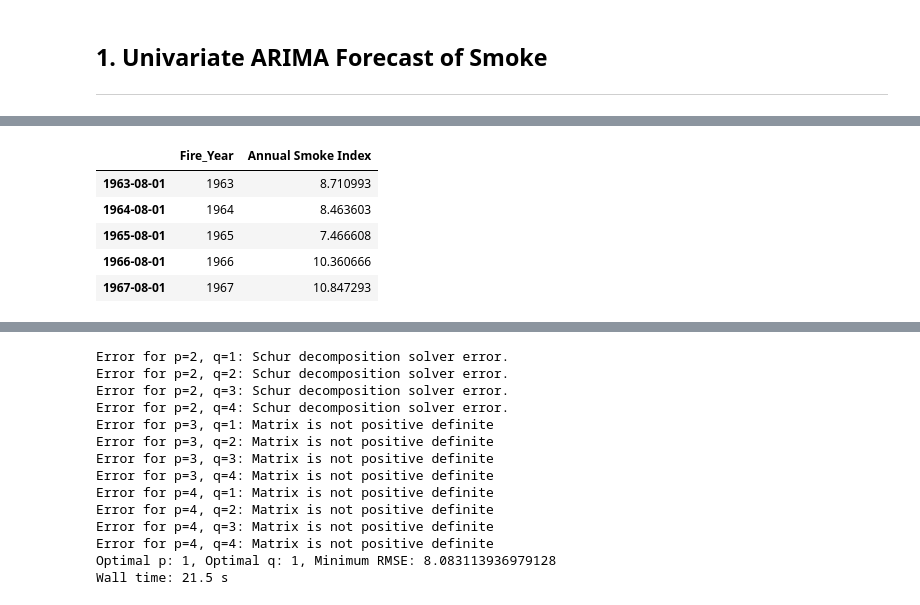
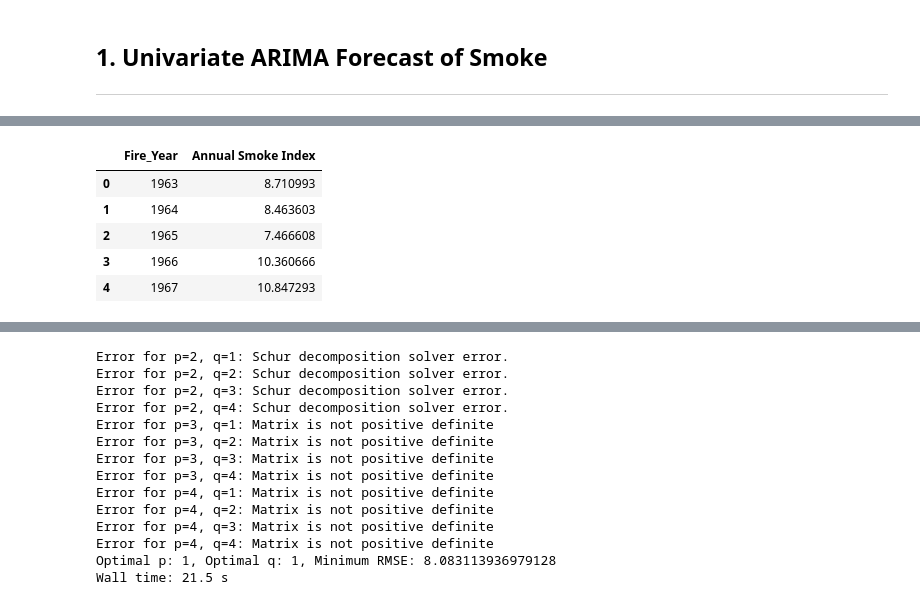
Before and after one commit to yashmanne/Wildfire-Analysis, a Jupyter notebook: Extension-HospitalizationModeling.ipynb, the cells around one changed output, grey strips where cells are left out. Drawn from its saved outputs; the diff is of its cells as text; code cells hidden in the pictures.

```diff
--- a/Extension-HospitalizationModeling.ipynb
+++ b/Extension-HospitalizationModeling.ipynb
@@ -192,15 +142,13 @@ fig,series = forecast(ARIMA_model, periods = 2050-2020)
-# %%
-forecast_fire = pd.DataFrame(series).rename(columns = {0: "Annual Smoke Index"})
-forecast_fire['Fire_Year'] = forecast_fire.index.year
-forecast_fire = forecast_fire[['Fire_Year', 'Annual Smoke Index']]
-
-all_smoke = pd.concat([smoke_estimates, forecast_fire])
-all_smoke.head()
-# %% [output]
-|  | Fire_Year | Annual Smoke Index |
-| 1963-08-01 | 1963 | 8.710993 |
-| 1964-08-01 | 1964 | 8.463603 |
-| 1965-08-01 | 1965 | 7.466608 |
-| 1966-08-01 | 1966 | 10.360666 |
-| 1967-08-01 | 1967 | 10.847293 |
+# %%
+# read all smoke data
+all_smoke = pd.read_csv("./output/wildfire_smoke_forecast_1963-2050.csv", index_col=0)
+# peek at data
+all_smoke.head()
+# %% [output]
+|  | Fire_Year | Annual Smoke Index |
+| 0 | 1963 | 8.710993 |
+| 1 | 1964 | 8.463603 |
+| 2 | 1965 | 7.466608 |
+| 3 | 1966 | 10.360666 |
+| 4 | 1967 | 10.847293 |
 # %%
```
Also changed, not shown: parts of 43 cells of this notebook, 12 other files.
